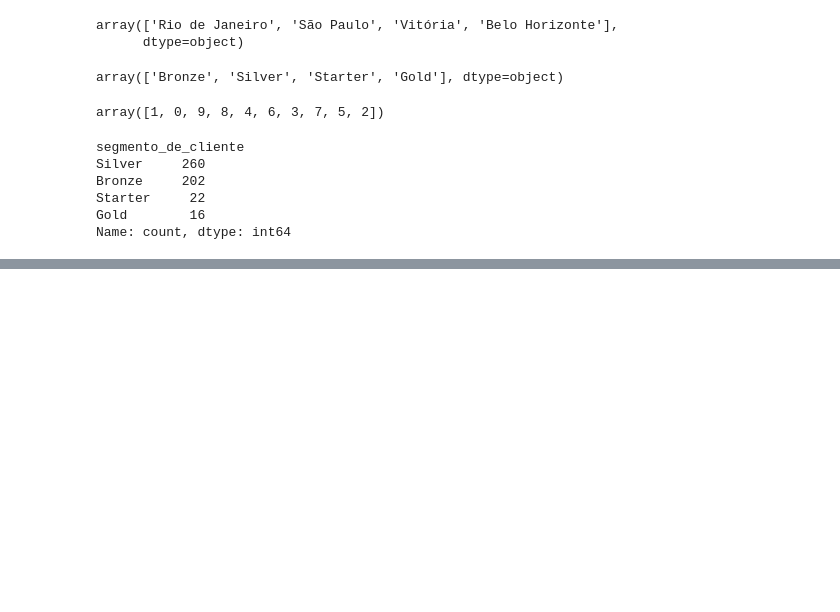
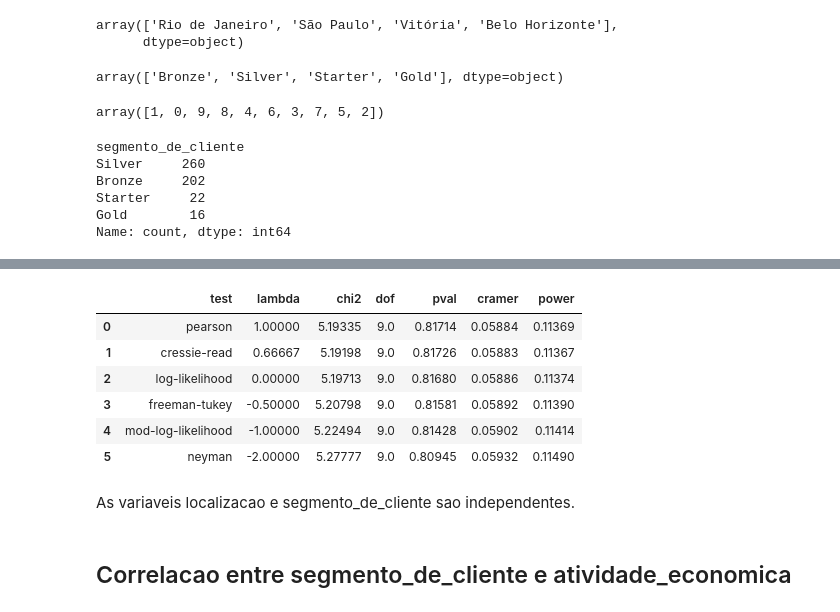
Before and after one commit to marciocamello/ml-decision-tree-classification, a Jupyter notebook: classificacao_segment_empresa.ipynb, the cells around one changed output, grey strips where cells are left out. Saved outputs shown, nothing was run; the diff lists cells and outputs as text; code cells hidden in the pictures; blank space fills up the shorter version.

```diff
--- a/classificacao_segment_empresa.ipynb
+++ b/classificacao_segment_empresa.ipynb
@@ -111,0 +149,6 @@ px.bar(percentual_inovacao, color=percentual_inovacao.index)
+# %%
+# Teste de Qui-quadrado de Pearson
+# H0 - as variaveis sao independentes
+# H1 - as variaveis nao sao independentes
+# Se p-value > 0.05, aceita a hipotese nula, caso contrario rejeita
+valor_esperado, valor_observado, estatisticas = pg.chi2_independence(df_segmento, 'segmento_de_cliente', 'localizacao')
@@ -111,0 +183,15 @@ px.bar(percentual_inovacao, color=percentual_inovacao.index)
+# %%
+# Estatisticas
+estatisticas.round(5)
+# %% [output]
+|  | test | lambda | chi2 | dof | pval | cramer | power |
+| 0 | pearson | 1.00000 | 5.19335 | 9.0 | 0.81714 | 0.05884 | 0.11369 |
+| 1 | cressie-read | 0.66667 | 5.19198 | 9.0 | 0.81726 | 0.05883 | 0.11367 |
+| 2 | log-likelihood | 0.00000 | 5.19713 | 9.0 | 0.81680 | 0.05886 | 0.11374 |
+| 3 | freeman-tukey | -0.50000 | 5.20798 | 9.0 | 0.81581 | 0.05892 | 0.11390 |
+| 4 | mod-log-likelihood | -1.00000 | 5.22494 | 9.0 | 0.81428 | 0.05902 | 0.11414 |
+| 5 | neyman | -2.00000 | 5.27777 | 9.0 | 0.80945 | 0.05932 | 0.11490 |
+# %% [markdown]
+As variaveis localizacao e segmento_de_cliente sao independentes.
+# %% [markdown]
+## Correlacao entre segmento_de_cliente e atividade_economica
```
Also changed, not shown: parts of 22 cells of this notebook.
